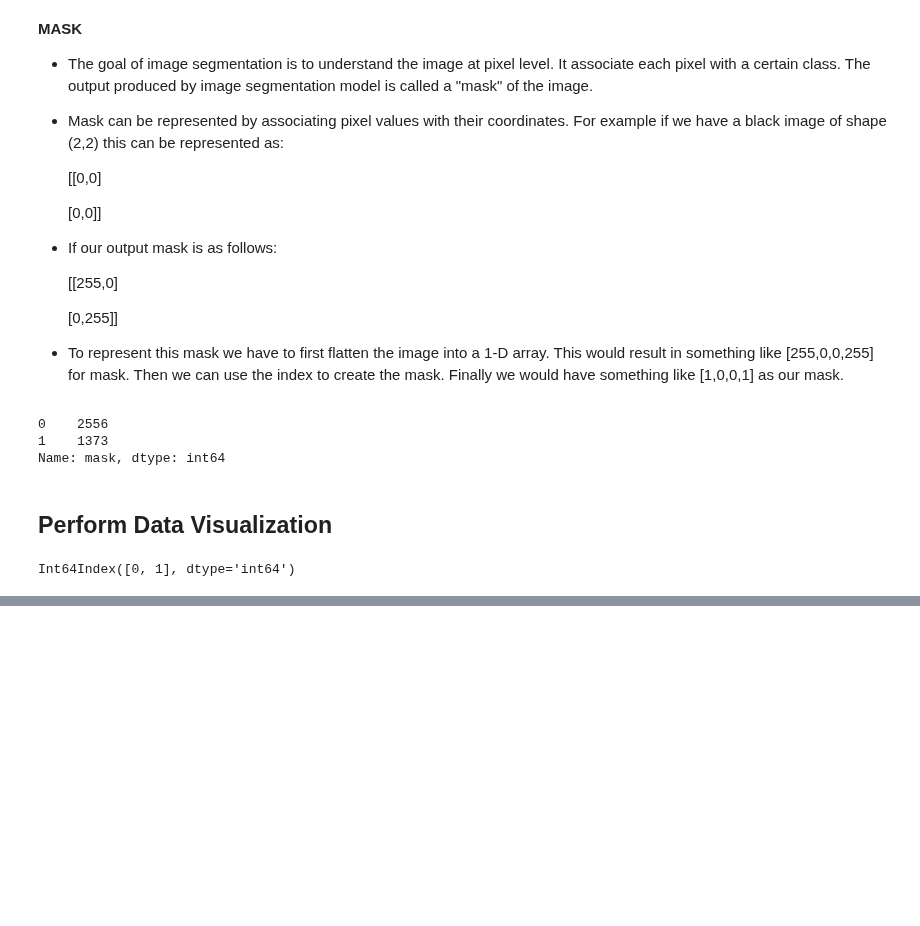
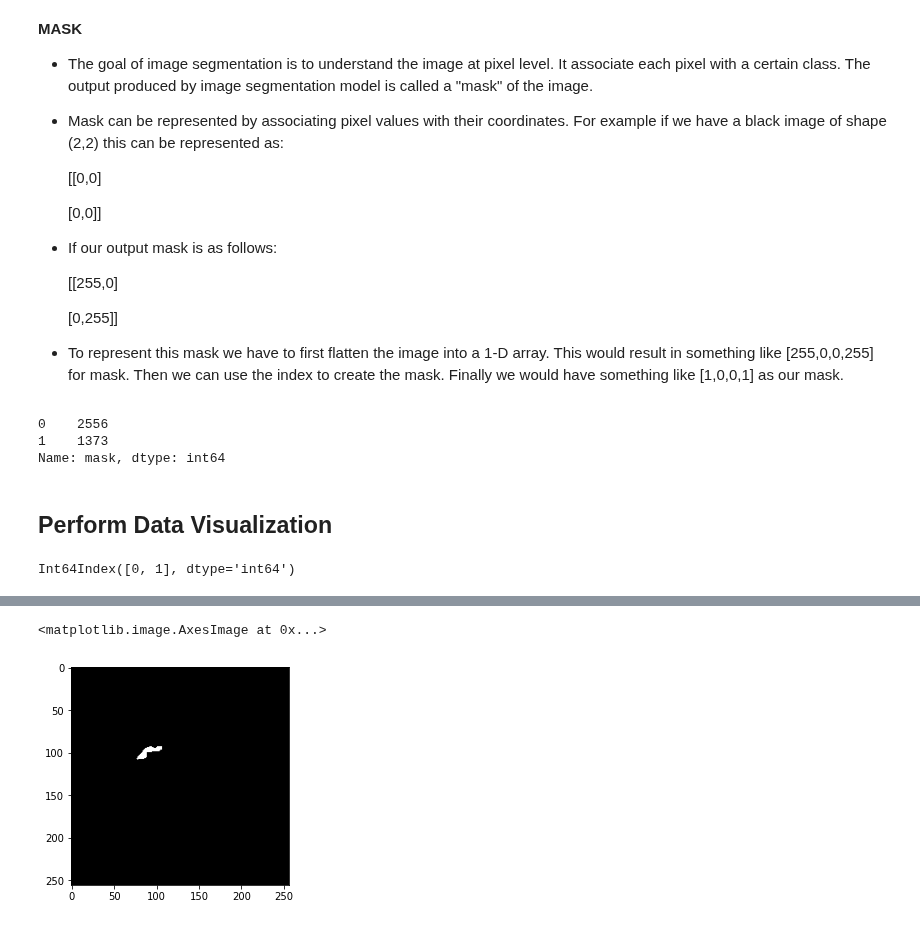
Before and after one commit to Priyo-prog/Artificial-Intelligence-Projects, a Jupyter notebook: Healthcare AI/healthcare_ai.ipynb, the cells around one changed output, grey strips where cells are left out. Cells and saved outputs as stored; diff of their text form; code cells hidden in the pictures; blank space fills up the shorter version.

```diff
--- a/Healthcare AI/healthcare_ai.ipynb
+++ b/Healthcare AI/healthcare_ai.ipynb
@@ -137,0 +168,3 @@ fig.show()
+# %%
+img = cv2.imread(brain_df.mask_path[623])
+img
@@ -137,0 +189,5 @@ fig.show()
+# %%
+plt.imshow(img)
+# %% [output]
+<matplotlib.image.AxesImage at 0x...>
+[figure, added]
```
Also changed, not shown: parts of 4 cells of this notebook.
